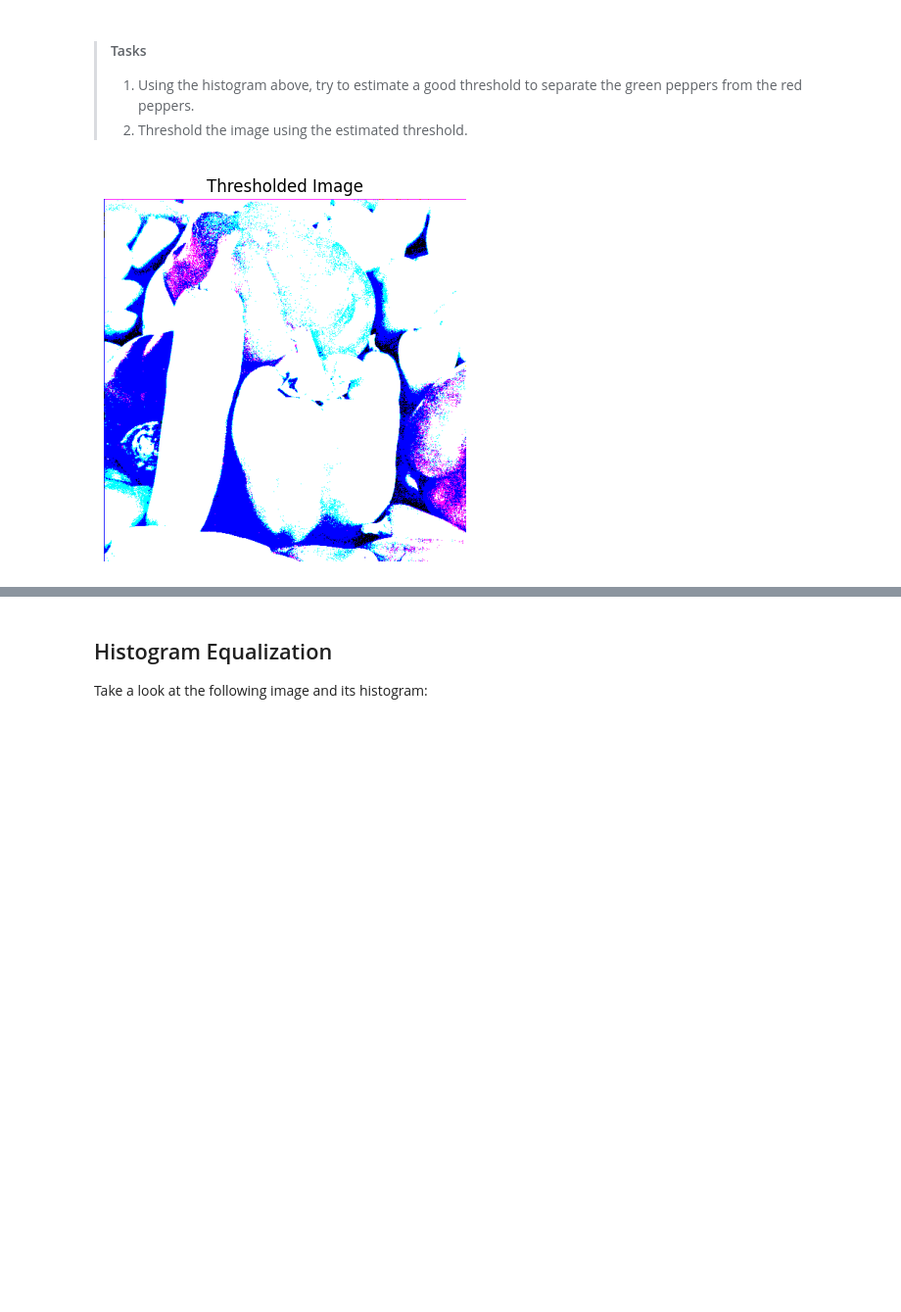
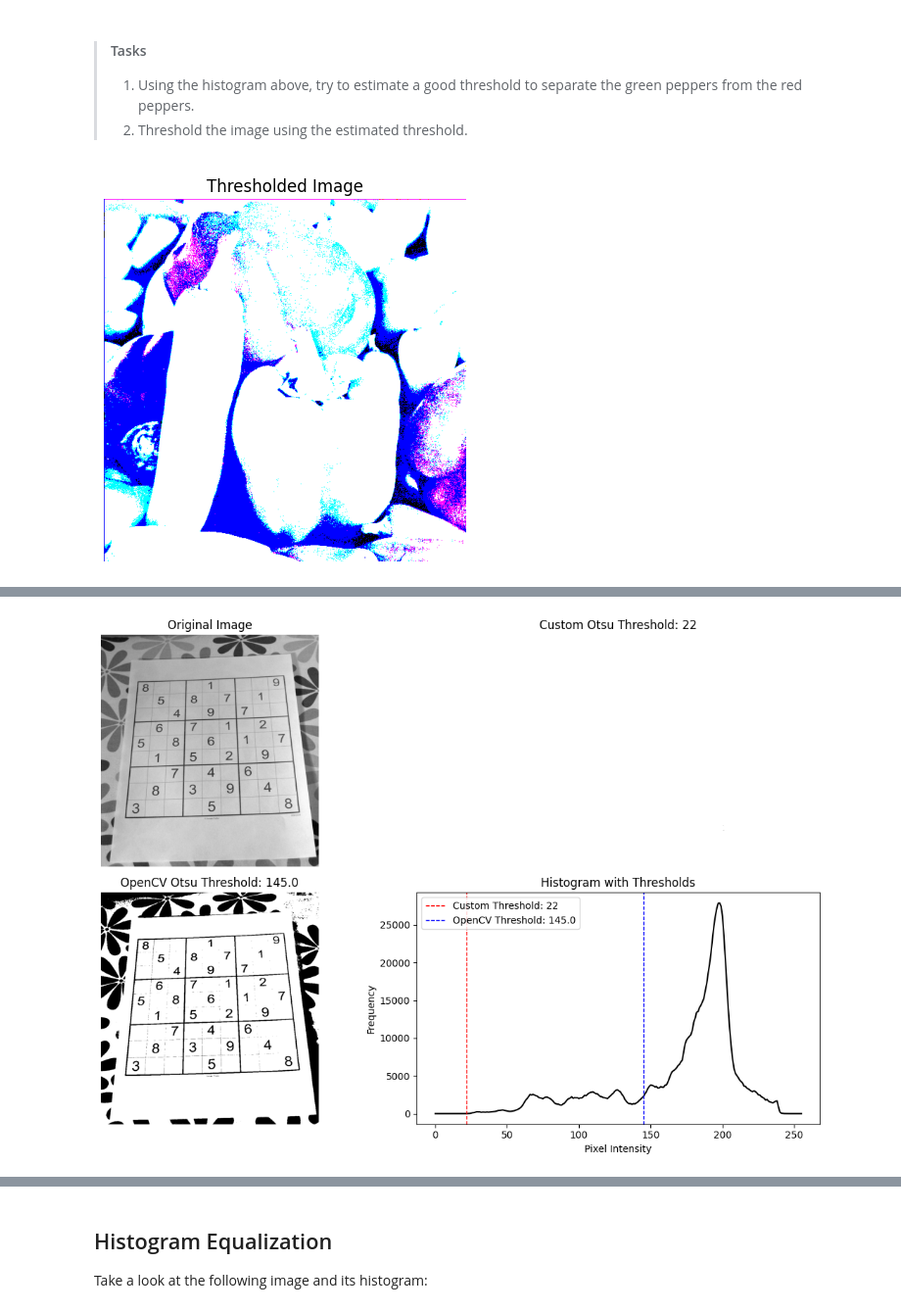
Before and after one commit to ferit-osirv/lab-2-color-spaces-and-histograms-Samke004, a Jupyter notebook: lab2.ipynb, the cells around one changed output, grey strips where cells are left out. Shown at 98% size. Saved outputs shown, nothing was run; the diff lists cells and outputs as text; code cells hidden in the pictures; blank space fills up the shorter version.

```diff
--- a/lab2.ipynb
+++ b/lab2.ipynb
@@ -401,27 +401,88 @@ The Otsu method works by going through each possible threshold value and calcula
 >
 > Note: On the internet you will find different ways of implementing the function, using histograms and/or int**er**-class variance. The one mentioned > > above (using two classes and calculating the variance with numpy) is the easiest to implement with numpy.
 # %%
+import cv2 as cv
+import numpy as np
+import matplotlib.pyplot as plt
+
 def otsu_threshold(img):
     '''
     img: input image (grayscale)
     return: threshold value
     '''
-    # Flatten the image and calculate the histogram
-    pixel_counts = np.bincount(img.ravel(), minlength=256)  # 256 bins for 8-bit grayscale
-    total_pixels = img.size  # Total number of pixels in the image
+    # Step 1: Flatten the image and calculate the histogram
+    hist, _ = np.histogram(img.ravel(), bins=256, range=[0, 256])
+    total_pixels = img.size
 
-    # Calculate cumulative sums for class probabilities
-    cumulative_sum = np.cumsum(pixel_counts)
-    cumulative_mean = np.cumsum(np.arange(256) * pixel_counts)
-    global_mean = cumulative_mean[-1]  # Mean intensity of the entire image
+    # Step 2: Compute the cumulative sums and cumulative means
+    cumulative_sum = np.cumsum(hist)
+    cumulative_mean = np.cumsum(np.arange(256) * hist)
 
-    # Calculate between-class variance for each threshold
+    # Step 3: Compute the global mean
+    global_mean = cumulative_mean[-1]
+
+    # Step 4: Compute between-class variance for each threshold
     numerator = (global_mean * cumulative_sum - cumulative_mean) ** 2
     denominator = cumulative_sum * (total_pixels - cumulative_sum)
     denominator = np.where(denominator == 0, np.inf, denominator)  # Avoid division by zero
     between_class_variance = numerator / denominator
 
-    # Find the threshold that maximizes between-class variance
+    # Step 5: Find the threshold that maximizes between-class variance
     best_threshold = np.argmax(between_class_variance)
+    return best_threshold
 
-    return best_threshold
+# Load the image
+image_path = "images/sudoku_1.jpg"
+image = cv.imread(image_path, cv.IMREAD_GRAYSCALE)
+
+if image is None:
+    raise FileNotFoundError(f"Image not found at {image_path}")
+
+# Calculate Otsu threshold using the custom function
+custom_threshold = otsu_threshold(image)
+
+# Apply the custom threshold to binarize the image
+_, binary_custom = cv.threshold(image, custom_threshold, 255, cv.THRESH_BINARY)
+
+# Use OpenCV's Otsu thresholding
+otsu_threshold_value, binary_opencv = cv.threshold(image, 0, 255, cv.THRESH_BINARY + cv.THRESH_OTSU)
+
+# Display the results
+print(f"Custom Otsu Threshold: {custom_threshold}")
+print(f"OpenCV Otsu Threshold: {otsu_threshold_value}")
+
+# Plot the results
+plt.figure(figsize=(12, 8))
+
+# Original image
+plt.subplot(2, 2, 1)
+plt.imshow(image, cmap='gray')
+plt.title("Original Image")
+plt.axis("off")
+
+# Binary image using custom threshold
+plt.subplot(2, 2, 2)
+plt.imshow(binary_custom, cmap='gray')
+plt.title(f"Custom Otsu Threshold: {custom_threshold}")
+plt.axis("off")
+
+# Binary image using OpenCV's threshold
+plt.subplot(2, 2, 3)
+plt.imshow(binary_opencv, cmap='gray')
+plt.title(f"OpenCV Otsu Threshold: {otsu_threshold_value}")
+plt.axis("off")
+
+# Histogram
+plt.subplot(2, 2, 4)
+hist, bins = np.histogram(image.ravel(), bins=256, range=[0, 256])
+plt.plot(hist, color='black')
+plt.axvline(custom_threshold, color='red', linestyle='dashed', linewidth=1, label=f"Custom Threshold: {custom_threshold}")
+plt.axvline(otsu_threshold_value, color='blue', linestyle='dashed', linewidth=1, label=f"OpenCV Threshold: {otsu_threshold_value}")
+plt.legend()
+plt.title("Histogram with Thresholds")
+plt.xlabel("Pixel Intensity")
+plt.ylabel("Frequency")
+
+plt.tight_layout()
+plt.show()
+# %% [output]
@@ -427,0 +491 @@ def otsu_threshold(img):
+[figure, added]
```
Also changed, not shown: parts of 2 cells of this notebook.
